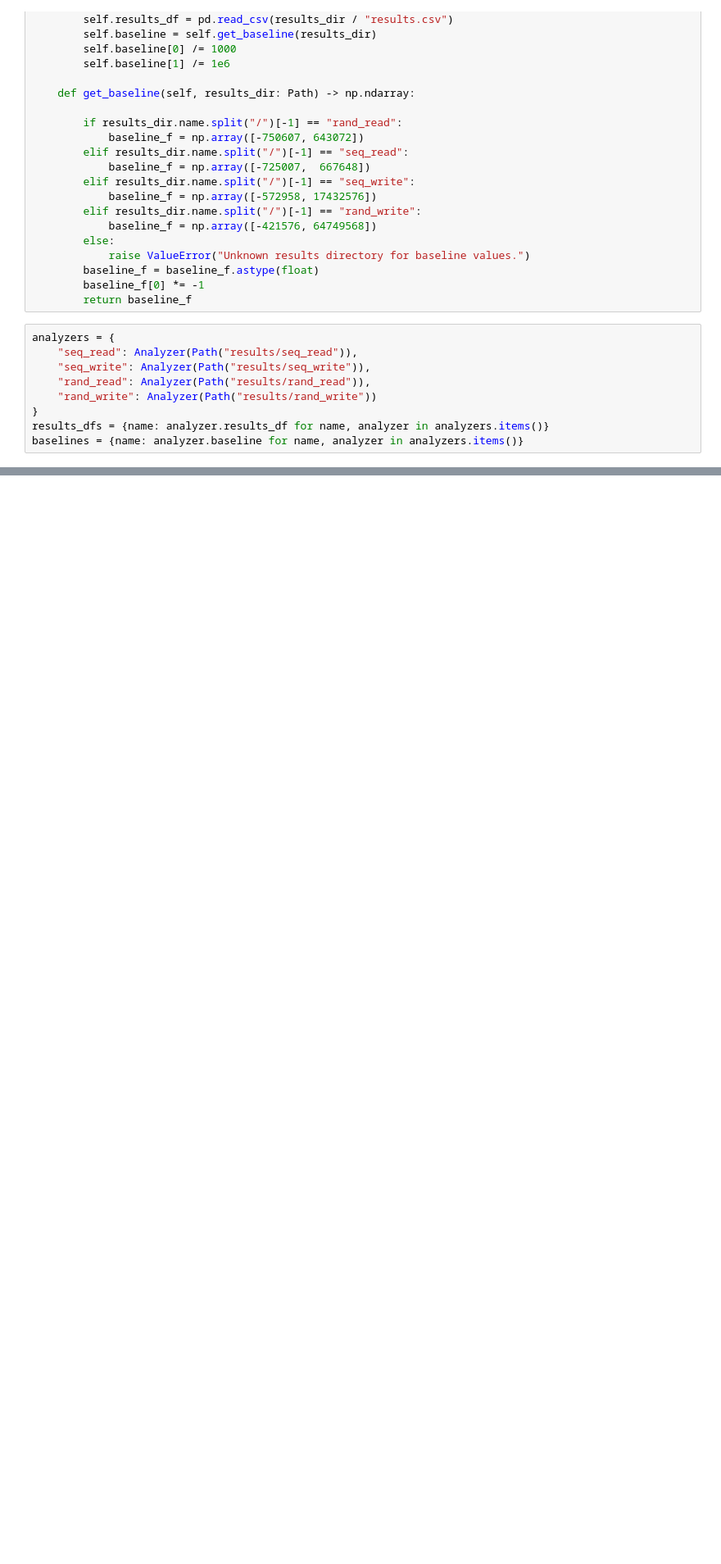
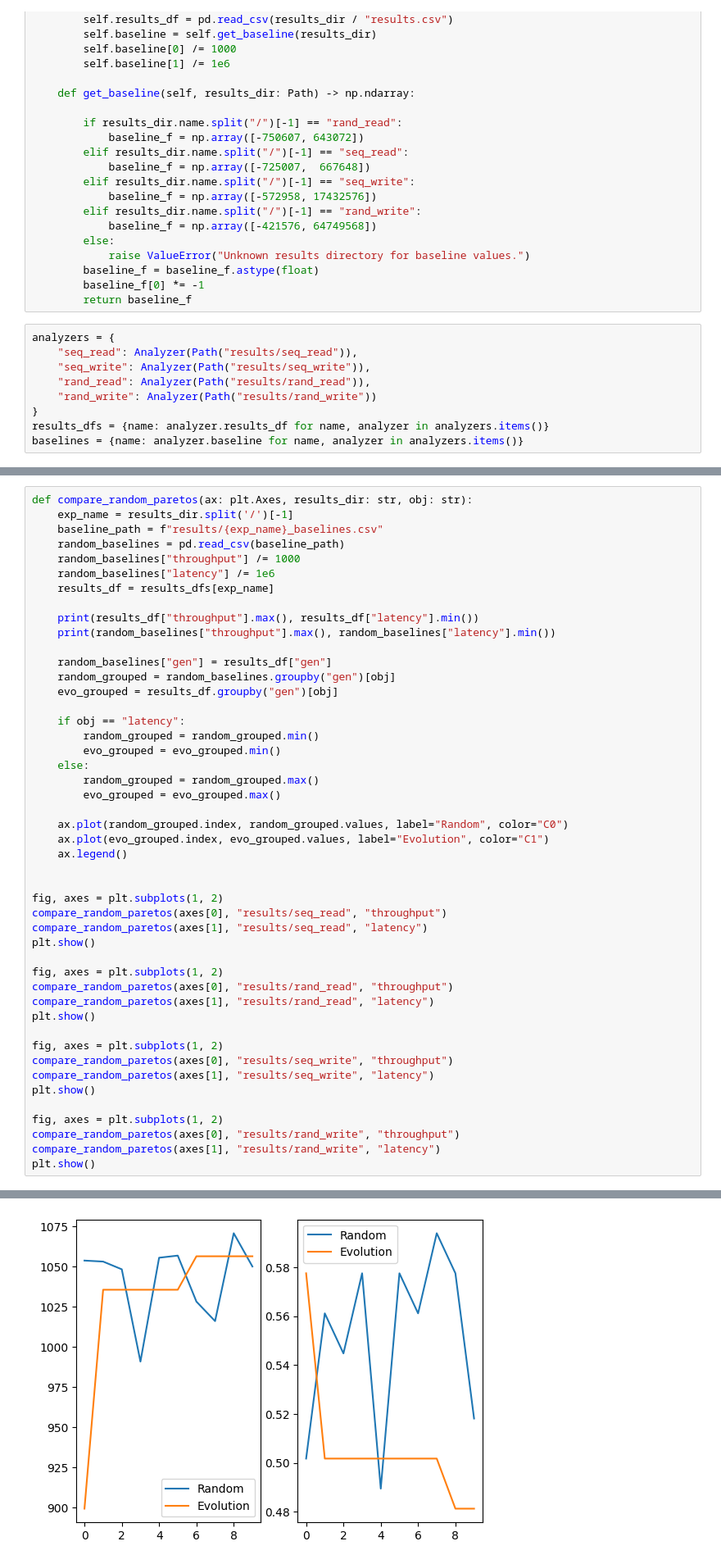
Before and after one commit to danyoungday/aos-project, a Jupyter notebook: analyze.ipynb, the cells around one changed output, grey strips where cells are left out. Shown: that part at 82% size. Saved outputs shown, nothing was run; the diff lists cells and outputs as text; blank space fills up the shorter version.

```diff
--- a/analyze.ipynb
+++ b/analyze.ipynb
@@ -339,0 +395,48 @@ plt.show()
+# %%
+def compare_random_paretos(ax: plt.Axes, results_dir: str, obj: str):
+    exp_name = results_dir.split('/')[-1]
+    baseline_path = f"results/{exp_name}_baselines.csv"
+    random_baselines = pd.read_csv(baseline_path)
+    random_baselines["throughput"] /= 1000
+    random_baselines["latency"] /= 1e6
+    results_df = results_dfs[exp_name]
+
+    print(results_df["throughput"].max(), results_df["latency"].min())
+    print(random_baselines["throughput"].max(), random_baselines["latency"].min())
+
+    random_baselines["gen"] = results_df["gen"]
+    random_grouped = random_baselines.groupby("gen")[obj]
+    evo_grouped = results_df.groupby("gen")[obj]
+
+    if obj == "latency":
+        random_grouped = random_grouped.min()
+        evo_grouped = evo_grouped.min()
+    else:
+        random_grouped = random_grouped.max()
+        evo_grouped = evo_grouped.max()
+
+    ax.plot(random_grouped.index, random_grouped.values, label="Random", color="C0")
+    ax.plot(evo_grouped.index, evo_grouped.values, label="Evolution", color="C1")
+    ax.legend()
+
+
+fig, axes = plt.subplots(1, 2)
+compare_random_paretos(axes[0], "results/seq_read", "throughput")
+compare_random_paretos(axes[1], "results/seq_read", "latency")
+plt.show()
+
+fig, axes = plt.subplots(1, 2)
+compare_random_paretos(axes[0], "results/rand_read", "throughput")
+compare_random_paretos(axes[1], "results/rand_read", "latency")
+plt.show()
+
+fig, axes = plt.subplots(1, 2)
+compare_random_paretos(axes[0], "results/seq_write", "throughput")
+compare_random_paretos(axes[1], "results/seq_write", "latency")
+plt.show()
+
+fig, axes = plt.subplots(1, 2)
+compare_random_paretos(axes[0], "results/rand_write", "throughput")
+compare_random_paretos(axes[1], "results/rand_write", "latency")
+plt.show()
+# %% [output]
@@ -339,0 +447 @@ plt.show()
+[figure, added]
```
Also changed, not shown: parts of 7 cells of this notebook, 1 other file.
